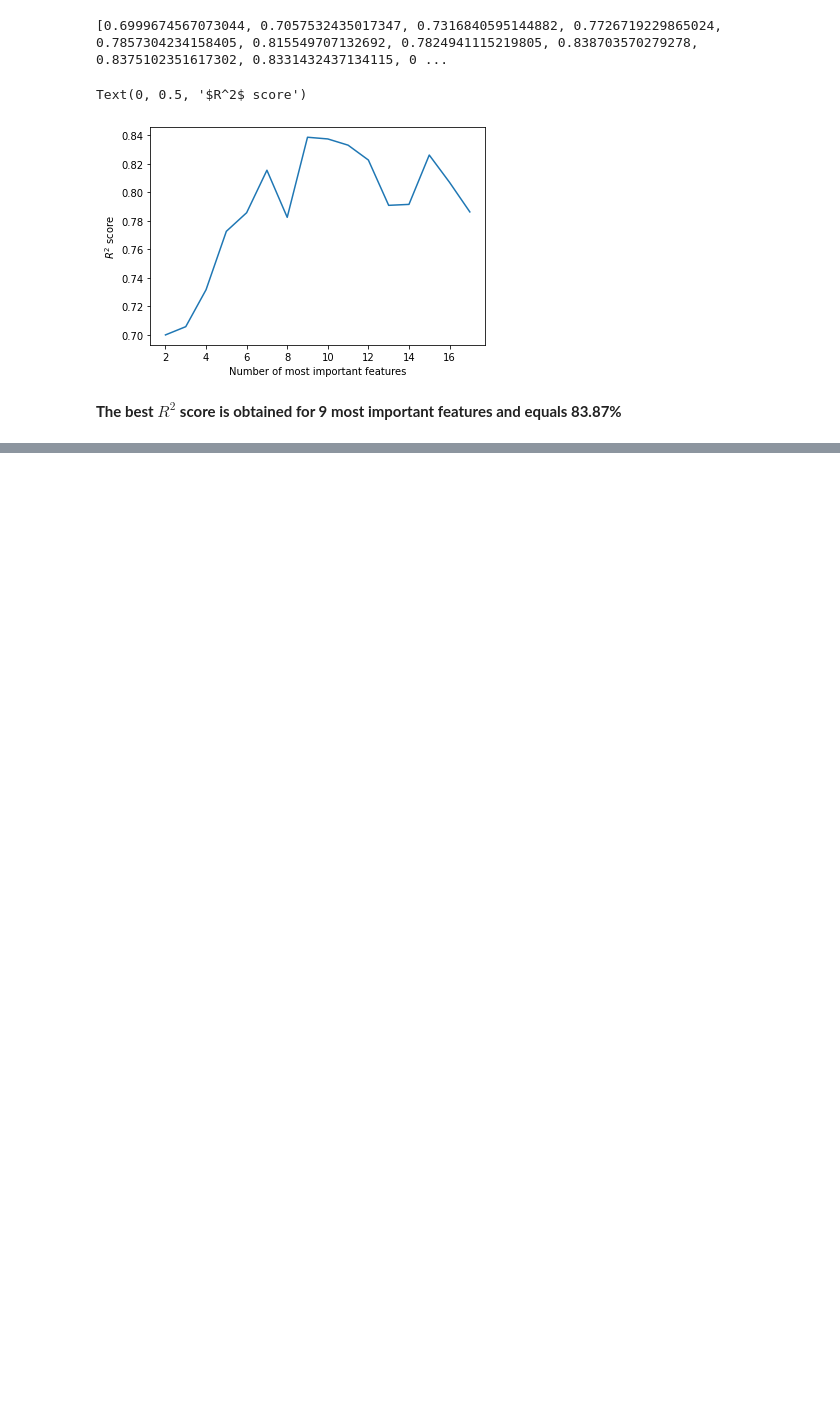
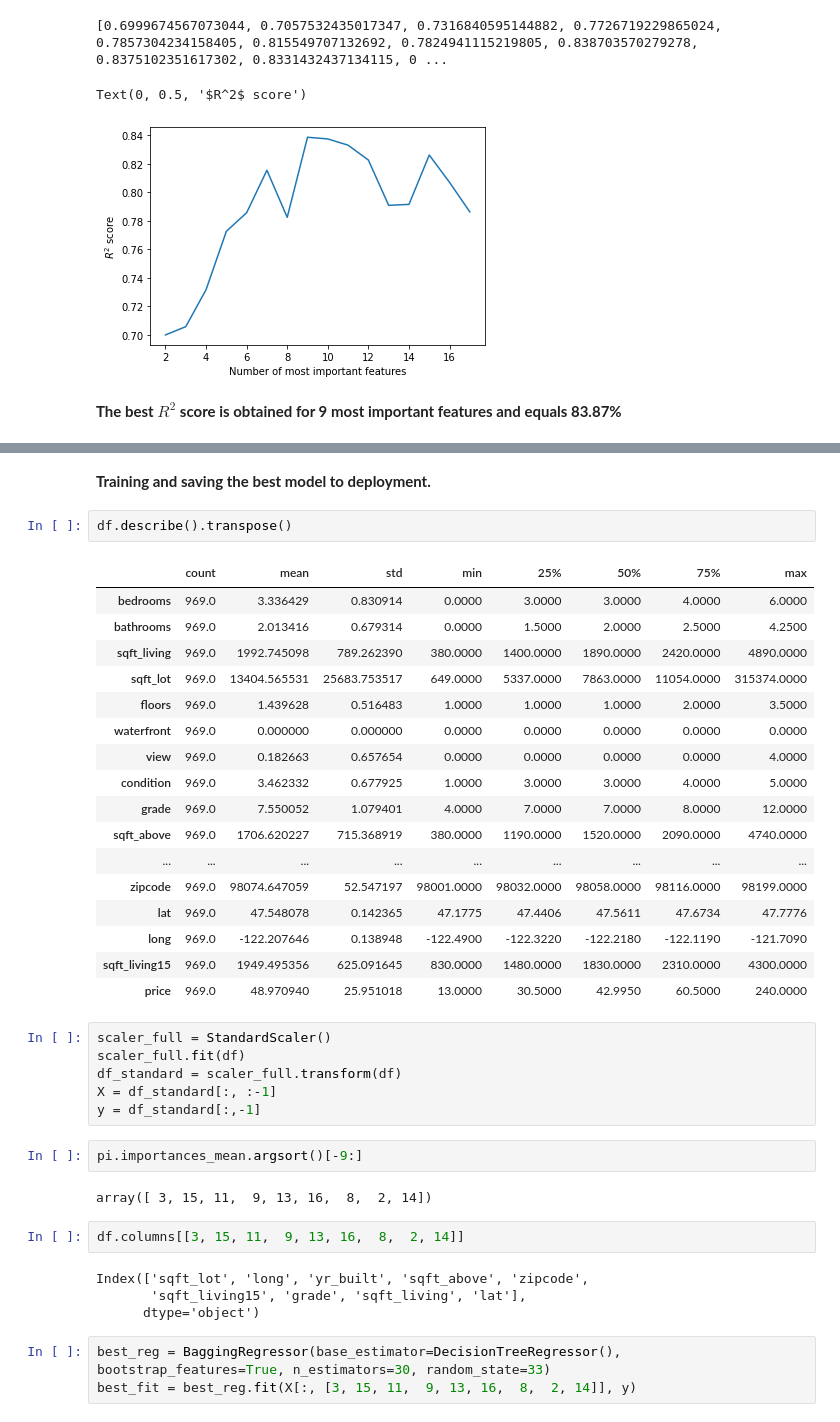
Before and after one commit to monikachudyba/MachineLearningProjects, a Jupyter notebook: Regression - House Pricing.ipynb, the cells around one changed output, grey strips where cells are left out. Drawn from its saved outputs; the diff is of its cells as text; blank space fills up the shorter version.

Commit message:
deployment preparation

```diff
--- a/Regression - House Pricing.ipynb
+++ b/Regression - House Pricing.ipynb
@@ -918,3 +918,44 @@ def different_estimator(estimator, show_train):
   return fig.show(renderer="colab")
 # %% [output]
 interactive(children=(Dropdown(description='Base estimator for AdaBoost:', index=1, options=(LinearRegression(…
+# %% [markdown]
+**Training and saving the best model to deployment.**
+# %%
+df.describe().transpose()
+# %% [output]
+|  | count | mean | std | min | 25% | 50% | 75% | max |
+| bedrooms | 969.0 | 3.336429 | 0.830914 | 0.0000 | 3.0000 | 3.0000 | 4.0000 | 6.0000 |
+| bathrooms | 969.0 | 2.013416 | 0.679314 | 0.0000 | 1.5000 | 2.0000 | 2.5000 | 4.2500 |
+| sqft_living | 969.0 | 1992.745098 | 789.262390 | 380.0000 | 1400.0000 | 1890.0000 | 2420.0000 | 4890.0000 |
+| sqft_lot | 969.0 | 13404.565531 | 25683.753517 | 649.0000 | 5337.0000 | 7863.0000 | 11054.0000 | 315374.0000 |
+| floors | 969.0 | 1.439628 | 0.516483 | 1.0000 | 1.0000 | 1.0000 | 2.0000 | 3.5000 |
+| waterfront | 969.0 | 0.000000 | 0.000000 | 0.0000 | 0.0000 | 0.0000 | 0.0000 | 0.0000 |
+| view | 969.0 | 0.182663 | 0.657654 | 0.0000 | 0.0000 | 0.0000 | 0.0000 | 4.0000 |
+| condition | 969.0 | 3.462332 | 0.677925 | 1.0000 | 3.0000 | 3.0000 | 4.0000 | 5.0000 |
+| grade | 969.0 | 7.550052 | 1.079401 | 4.0000 | 7.0000 | 7.0000 | 8.0000 | 12.0000 |
+| sqft_above | 969.0 | 1706.620227 | 715.368919 | 380.0000 | 1190.0000 | 1520.0000 | 2090.0000 | 4740.0000 |
+| ... | ... | ... | ... | ... | ... | ... | ... | ... |
+| zipcode | 969.0 | 98074.647059 | 52.547197 | 98001.0000 | 98032.0000 | 98058.0000 | 98116.0000 | 98199.0000 |
+| lat | 969.0 | 47.548078 | 0.142365 | 47.1775 | 47.4406 | 47.5611 | 47.6734 | 47.7776 |
+| long | 969.0 | -122.207646 | 0.138948 | -122.4900 | -122.3220 | -122.2180 | -122.1190 | -121.7090 |
+| sqft_living15 | 969.0 | 1949.495356 | 625.091645 | 830.0000 | 1480.0000 | 1830.0000 | 2310.0000 | 4300.0000 |
+| price | 969.0 | 48.970940 | 25.951018 | 13.0000 | 30.5000 | 42.9950 | 60.5000 | 240.0000 |
+# %%
+scaler_full = StandardScaler()
+scaler_full.fit(df)
+df_standard = scaler_full.transform(df)
+X = df_standard[:, :-1]
+y = df_standard[:,-1]
+# %%
+pi.importances_mean.argsort()[-9:]
+# %% [output]
+array([ 3, 15, 11,  9, 13, 16,  8,  2, 14])
+# %%
+df.columns[[3, 15, 11,  9, 13, 16,  8,  2, 14]]
+# %% [output]
+Index(['sqft_lot', 'long', 'yr_built', 'sqft_above', 'zipcode',
+       'sqft_living15', 'grade', 'sqft_living', 'lat'],
+      dtype='object')
+# %%
+best_reg = BaggingRegressor(base_estimator=DecisionTreeRegressor(), bootstrap_features=True, n_estimators=30, random_state=33)
+best_fit = best_reg.fit(X[:, [3, 15, 11,  9, 13, 16,  8,  2, 14]], y)
```
Also changed, not shown: parts of 6 cells of this notebook.
